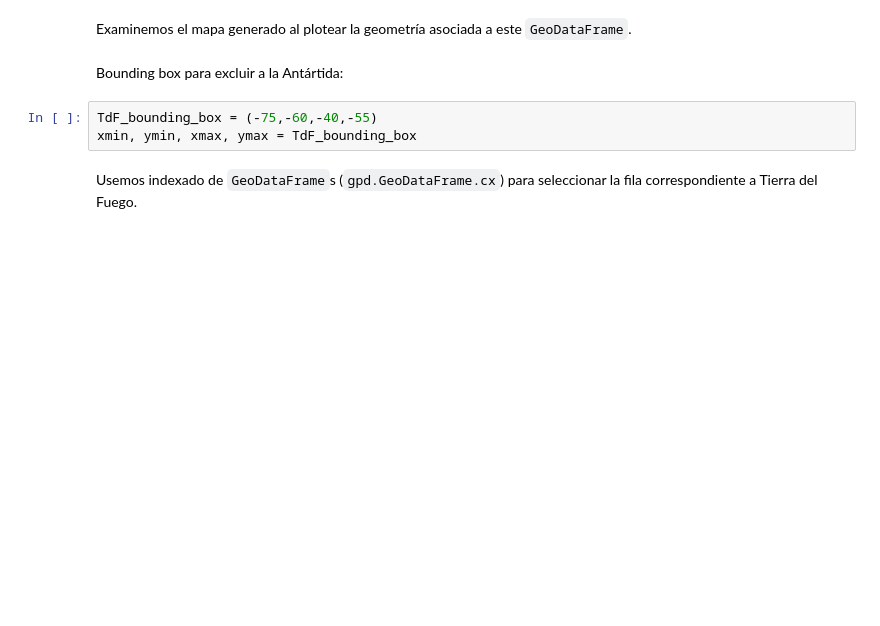
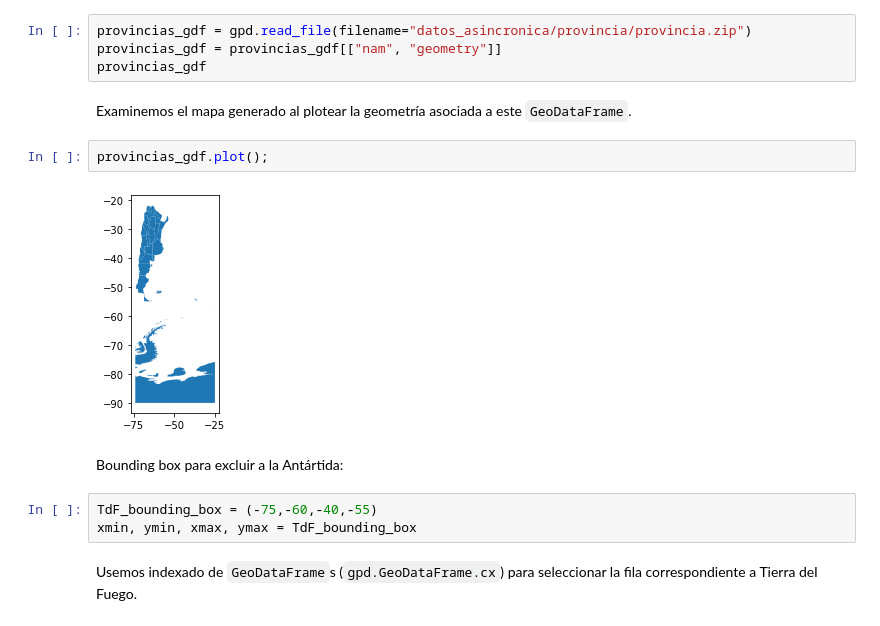
Before and after one commit to rbonazzola/PythonParaEconomistas2023, a Jupyter notebook: Clase6/PythEcon2023_c6.ipynb, the cells around one changed output. Cells and saved outputs as stored; diff of their text form; blank space fills up the shorter version.

```diff
--- a/Clase6/PythEcon2023_c6.ipynb
+++ b/Clase6/PythEcon2023_c6.ipynb
@@ -52,5 +220,13 @@ Ahora carguemos un GeoDataFrame con las provincias de Argentina:
+# %%
+provincias_gdf = gpd.read_file(filename="datos_asincronica/provincia/provincia.zip")
+provincias_gdf = provincias_gdf[["nam", "geometry"]]
+provincias_gdf
 # %% [markdown]
 Examinemos el mapa generado al plotear la geometría asociada a este `GeoDataFrame`.
+# %%
+provincias_gdf.plot();
+# %% [output]
+[figure, added]
 # %% [markdown]
 Bounding box para excluir a la Antártida:
 # %%
```
Also changed, not shown: parts of 36 cells of this notebook.
